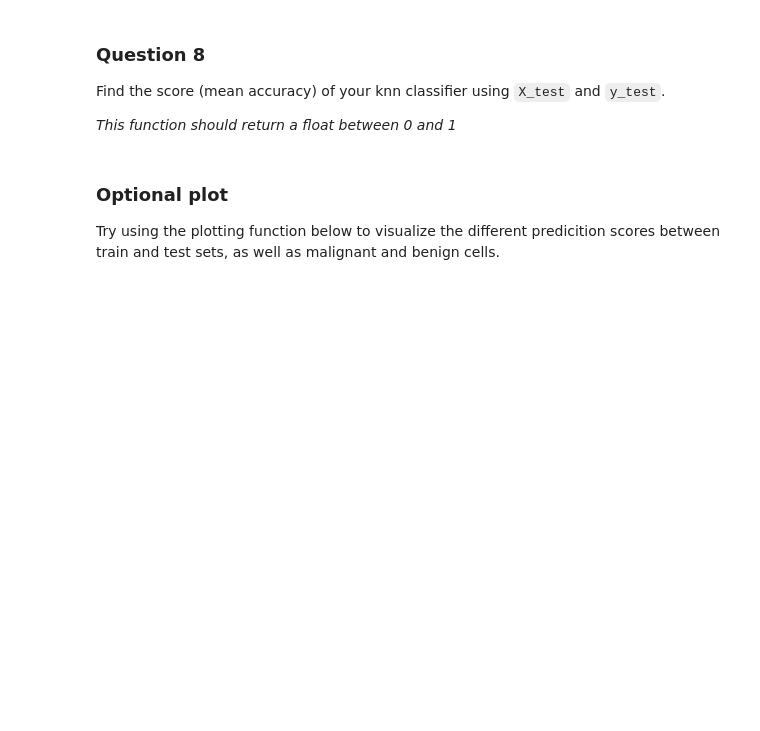
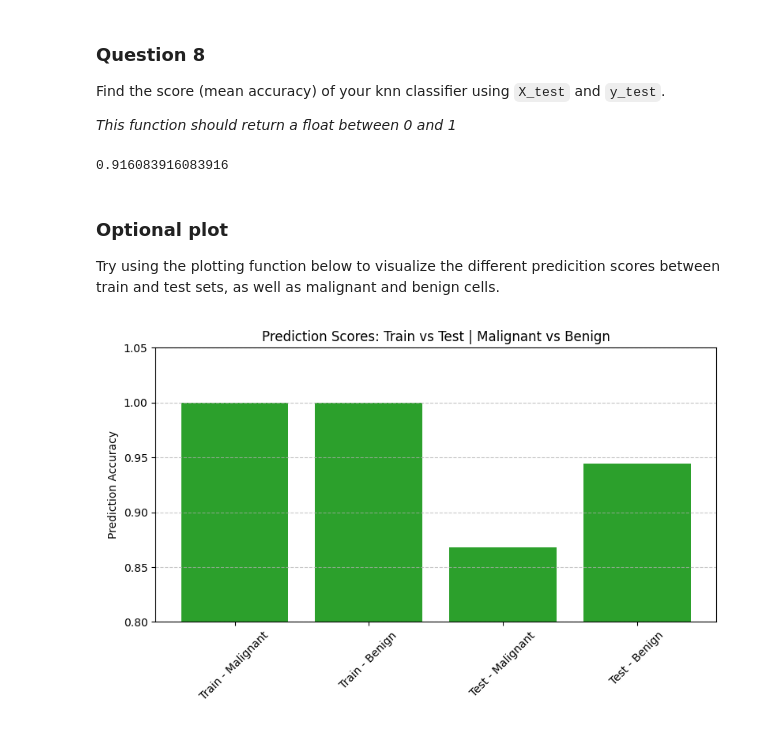
Before and after one commit to loicbaron/machine_learning, a Jupyter notebook: assignment1.ipynb, the cells around one changed output. Cells and saved outputs as stored; diff of their text form; code cells hidden in the pictures; blank space fills up the shorter version.

Commit message:
feat: answer question 8 add plot

```diff
--- a/assignment1.ipynb
+++ b/assignment1.ipynb
@@ -236,17 +234,45 @@ def answer_eight():
+# %%
+score = answer_eight()
+print(score)
+# %% [output]
+0.916083916083916
 # %% [markdown]
 ### Optional plot
 
 Try using the plotting function below to visualize the different predicition scores between train and test sets, as well as malignant and benign cells.
-# %%
-def accuracy_plot():
-    import matplotlib.pyplot as plt
-
-    %matplotlib notebook
-
-    # YOUR CODE HERE
-    raise NotImplementedError()
+# %%
+%matplotlib widget
+import matplotlib.pyplot as plt
+
+def accuracy_plot():
+
+    # Get predictions
+    y_train_pred = knn.predict(X_train)
+    y_test_pred = knn.predict(X_test)
+
+    # Build DataFrames for predictions
+    train_results = pd.DataFrame({'y_true': y_train, 'y_pred': y_train_pred})
+    test_results = pd.DataFrame({'y_true': y_test, 'y_pred': y_test_pred})
+
+    # Compute accuracy by class and split
+    scores = {
+        'Train - Malignant': ((train_results.y_true == 0) & (train_results.y_pred == 0)).sum() / (train_results.y_true == 0).sum(),
+        'Train - Benign': ((train_results.y_true == 1) & (train_results.y_pred == 1)).sum() / (train_results.y_true == 1).sum(),
+        'Test - Malignant': ((test_results.y_true == 0) & (test_results.y_pred == 0)).sum() / (test_results.y_true == 0).sum(),
+        'Test - Benign': ((test_results.y_true == 1) & (test_results.y_pred == 1)).sum() / (test_results.y_true == 1).sum(),
+    }
+
+    plt.bar(scores.keys(), scores.values())
+    plt.ylabel("Prediction Accuracy")
+    plt.title("Prediction Scores: Train vs Test | Malignant vs Benign")
+    plt.xticks(rotation=45)
+    plt.grid(axis='y', linestyle='--', alpha=0.7)
+    plt.tight_layout()
+    plt.show()
 # %%
 # Uncomment the plotting function to see the visualization,
 # Comment out the plotting function when submitting your notebook for grading
 
-# accuracy_plot()
+accuracy_plot()
+# %% [output]
+[figure, added]
```
Also changed, not shown: parts of 4 cells of this notebook.
